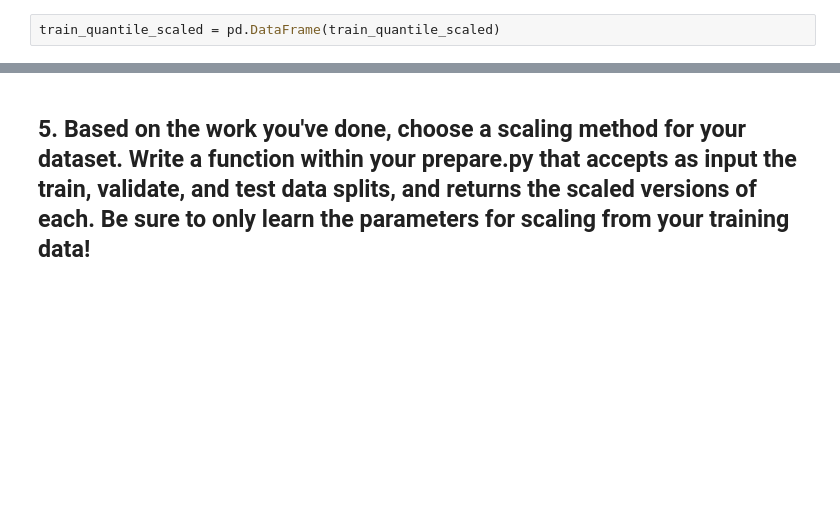
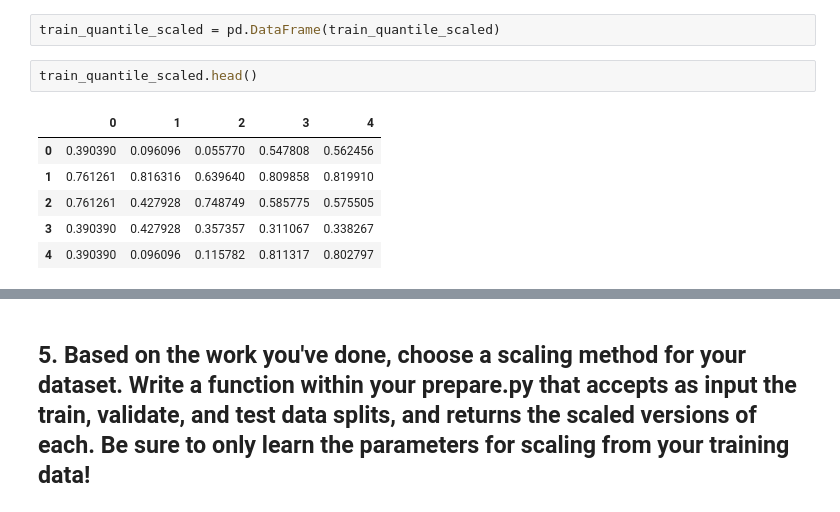
Before and after one commit to elizabethswarren/regression-exercises, a Jupyter notebook: scaling.ipynb, the cells around one changed output, grey strips where cells are left out. Cells and saved outputs as stored; diff of their text form; blank space fills up the shorter version.

```diff
--- a/scaling.ipynb
+++ b/scaling.ipynb
@@ -163,6 +163,15 @@ validate_quantile_scaled = qt.transform(validate)
 test_quantile_scaled = qt.transform(test)
 # %%
 train_quantile_scaled = pd.DataFrame(train_quantile_scaled)
+# %%
+train_quantile_scaled.head()
+# %% [output]
+|  | 0 | 1 | 2 | 3 | 4 |
+| 0 | 0.390390 | 0.096096 | 0.055770 | 0.547808 | 0.562456 |
+| 1 | 0.761261 | 0.816316 | 0.639640 | 0.809858 | 0.819910 |
+| 2 | 0.761261 | 0.427928 | 0.748749 | 0.585775 | 0.575505 |
+| 3 | 0.390390 | 0.427928 | 0.357357 | 0.311067 | 0.338267 |
+| 4 | 0.390390 | 0.096096 | 0.115782 | 0.811317 | 0.802797 |
 # %%
 # visualize the scaled data
 for col in train_quantile_scaled.columns:
```
Also changed, not shown: parts of 7 cells of this notebook, 1 other file.
